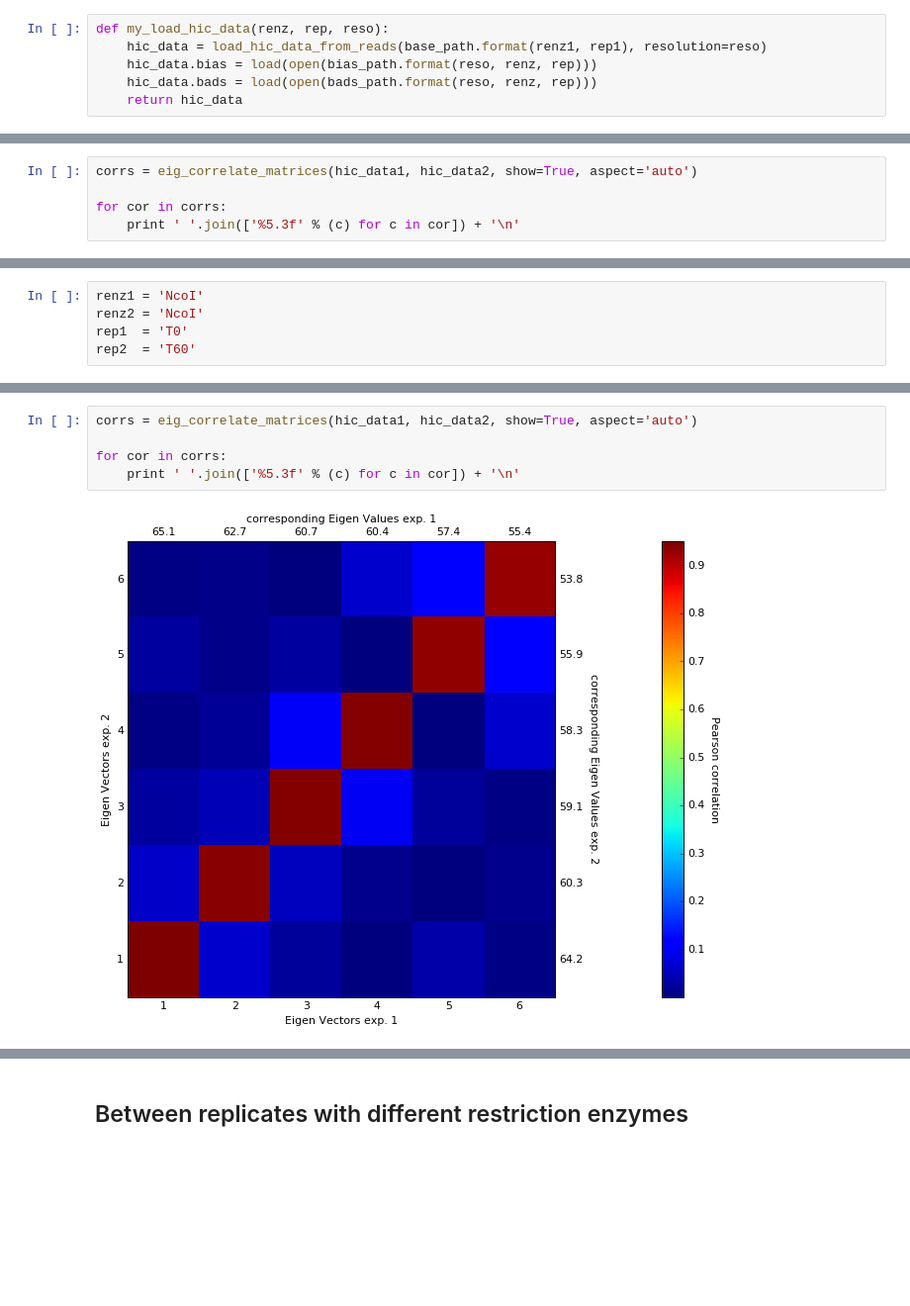
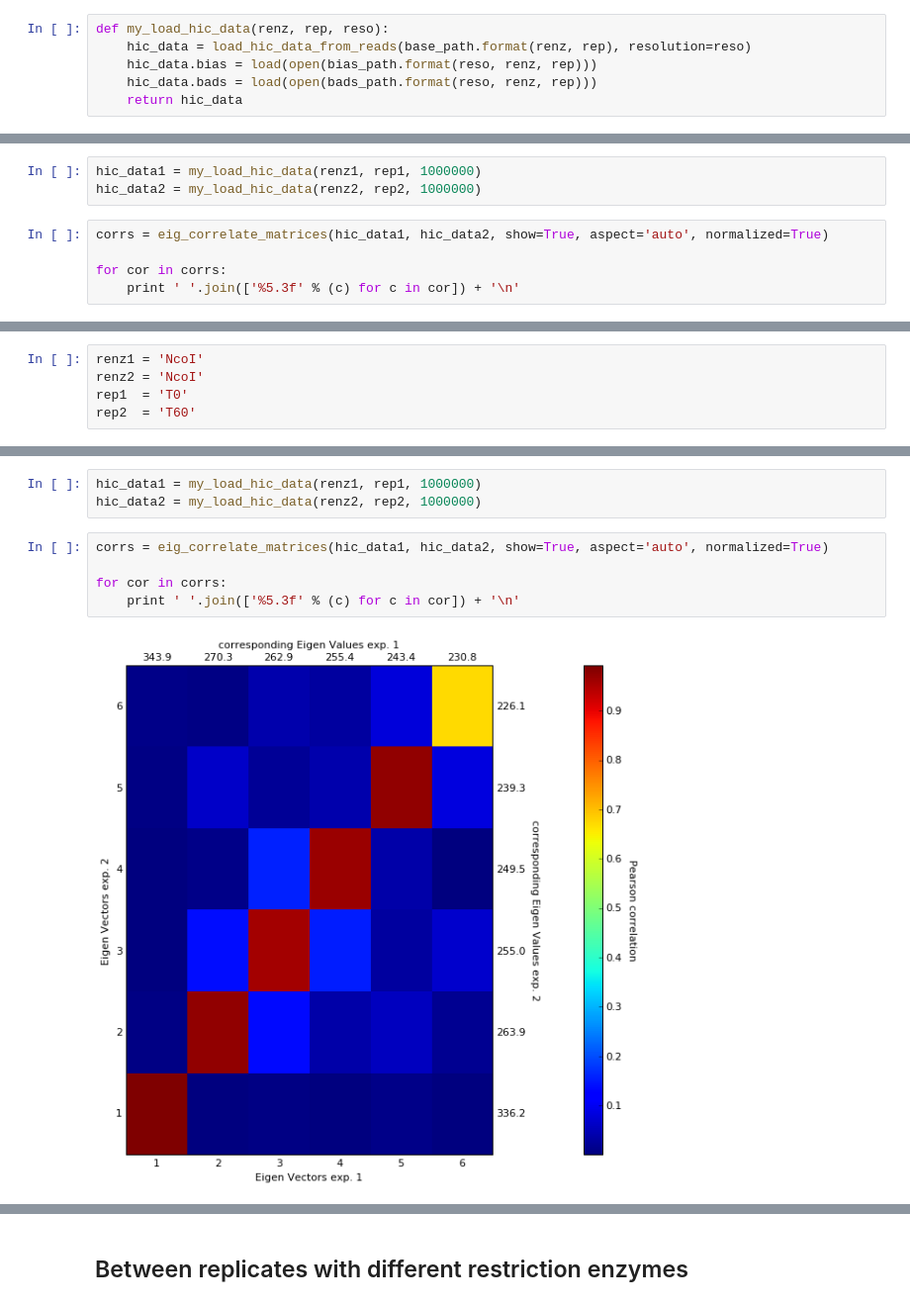
Before and after one commit to 3DGenomes/3DAROC, a Jupyter notebook: Notebooks/A3-Compare and merge Hi-C experiments.ipynb, the cells around one changed output, grey strips where cells are left out. Shown at 99% size. Saved outputs shown, nothing was run; the diff lists cells and outputs as text; blank space fills up the shorter version.

```diff
--- a/Notebooks/A3-Compare and merge Hi-C experiments.ipynb
+++ b/Notebooks/A3-Compare and merge Hi-C experiments.ipynb
@@ -24,7 +25,7 @@ bads_path = 'results/fragment/{1}_{2}/04_normalizing/bad_columns_{0}_{1}_{2}.pic
 Write a little function to load HiCData obeject
 # %%
 def my_load_hic_data(renz, rep, reso):
-    hic_data = load_hic_data_from_reads(base_path.format(renz1, rep1), resolution=reso)
+    hic_data = load_hic_data_from_reads(base_path.format(renz, rep), resolution=reso)
     hic_data.bias = load(open(bias_path.format(reso, renz, rep)))
     hic_data.bads = load(open(bads_path.format(reso, renz, rep)))
     return hic_data
@@ -67,5 +56,8 @@ _ = correlate_matrices(hic_data1, hic_data2, max_dist=50, show=False, axe=axe, n
+# %%
+hic_data1 = my_load_hic_data(renz1, rep1, 1000000)
+hic_data2 = my_load_hic_data(renz2, rep2, 1000000)
 # %%
-corrs = eig_correlate_matrices(hic_data1, hic_data2, show=True, aspect='auto')
+corrs = eig_correlate_matrices(hic_data1, hic_data2, show=True, aspect='auto', normalized=True)
 
 for cor in corrs:
     print ' '.join(['%5.3f' % (c) for c in cor]) + '\n'
@@ -111,7 +99,10 @@ _ = correlate_matrices(hic_data1, hic_data2, max_dist=50, show=False, axe=axe)
+# %%
+hic_data1 = my_load_hic_data(renz1, rep1, 1000000)
+hic_data2 = my_load_hic_data(renz2, rep2, 1000000)
 # %%
-corrs = eig_correlate_matrices(hic_data1, hic_data2, show=True, aspect='auto')
+corrs = eig_correlate_matrices(hic_data1, hic_data2, show=True, aspect='auto', normalized=True)
 
 for cor in corrs:
     print ' '.join(['%5.3f' % (c) for c in cor]) + '\n'
 # %% [output]
-[figure, old version]
+[figure, new version]
```
Also changed, not shown: parts of 28 cells of this notebook, 2 other files.
